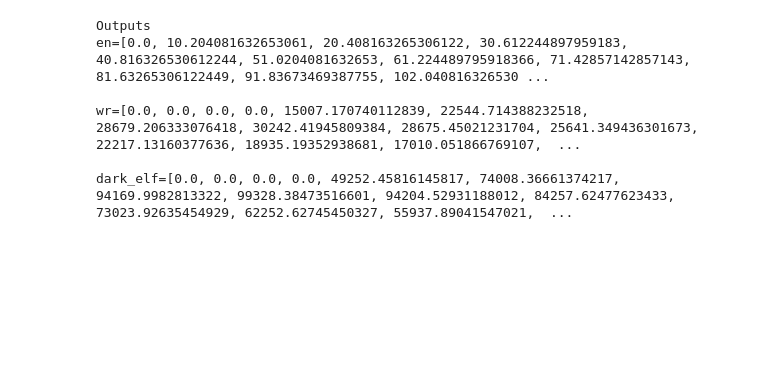
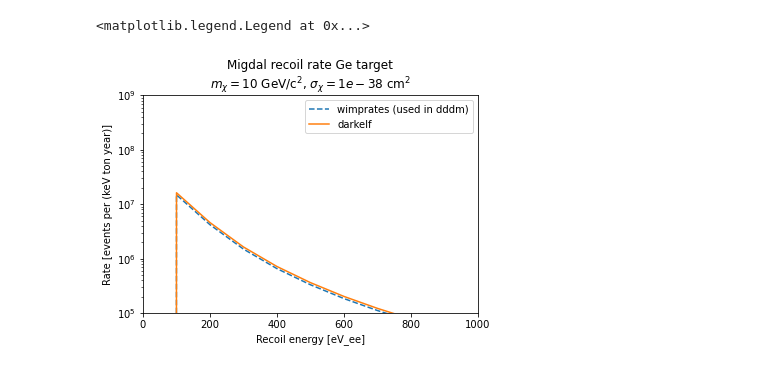
Before and after one commit to JoranAngevaare/dddm, a Jupyter notebook: notebooks/compare_darkelf.ipynb, the cells around one changed output. Saved outputs shown, nothing was run; the diff lists cells and outputs as text; code cells hidden in the pictures; blank space fills up the shorter version.

```diff
--- a/notebooks/compare_darkelf.ipynb
+++ b/notebooks/compare_darkelf.ipynb
@@ -62,3 +41,3 @@ Available data for form factors:
 # %%
-energies = np.linspace(0, 500) # ev
+energies = np.linspace(0, 1_000, 11) # ev
 # %%
@@ -129,10 +125,17 @@ plt.legend()
-# %%
-print('Outputs')
-print(f'en={list(energies)}\n\nwr={list(dr)}\n\ndark_elf={list(dr_darkelf)}')
-# %% [output]
-Outputs
-en=[0.0, 10.204081632653061, 20.408163265306122, 30.612244897959183, 40.816326530612244, 51.0204081632653, 61.224489795918366, 71.42857142857143, 81.63265306122449, 91.83673469387755, 102.040816326530 ...
-
-wr=[0.0, 0.0, 0.0, 0.0, 15007.170740112839, 22544.714388232518, 28679.206333076418, 30242.41945809384, 28675.45021231704, 25641.349436301673, 22217.13160377636, 18935.19352938681, 17010.051866769107,  ...
-
-dark_elf=[0.0, 0.0, 0.0, 0.0, 49252.45816145817, 74008.36661374217, 94169.9982813322, 99328.38473516601, 94204.52931188012, 84257.62477623433, 73023.92635454929, 62252.62745450327, 55937.89041547021,  ...
+# %%
+plt.plot(energies, dr, label='wimprates (used in dddm)', ls='--')
+plt.plot(energies, dr_darkelf, label='darkelf')
+# plt.plot(energies, dr_darkelf, label='darkelf/$\pi$')
+# plt.plot(energies, dr_darkelf, label='darkelf/20')
+
+plt.xlabel("Recoil energy [eV_ee]")
+plt.ylabel("Rate [events per (keV ton year)]")
+plt.title(f"Migdal recoil rate {TARGET} target\n$m_\chi = {MX}$ GeV/c${{}}^2$, $\sigma_\chi = {SIGMA}$ cm${{}}^2$")
+plt.xlim(0, energies.max())
+
+plt.yscale('log')
+plt.ylim(1e5,1e9)
+plt.legend()
+# %% [output]
+<matplotlib.legend.Legend at 0x...>
+[figure, added]
```
Also changed, not shown: parts of 9 cells of this notebook, 1 other file.
